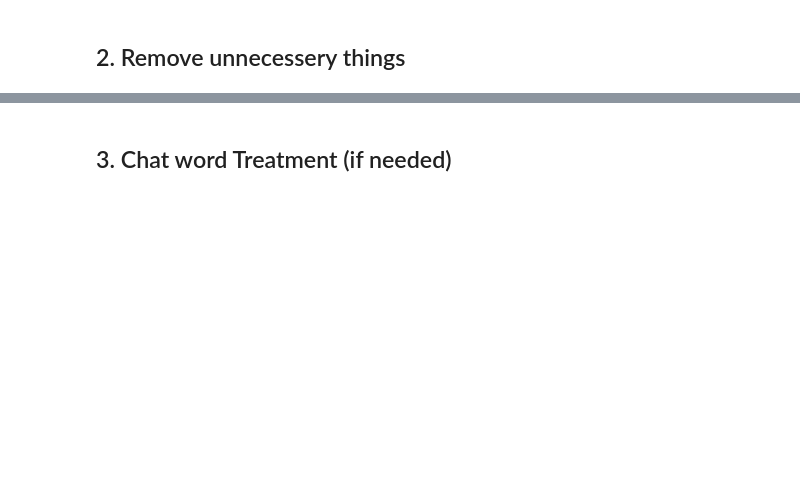
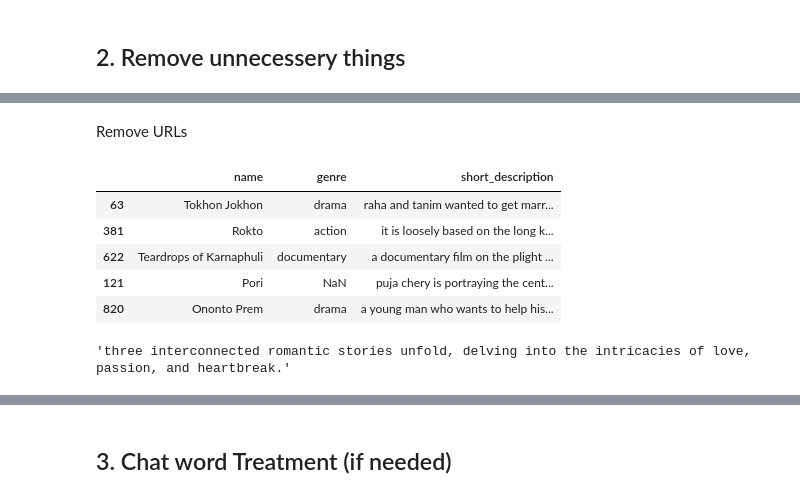
Before and after one commit to shartazkhan/nlp_fundamentals, a Jupyter notebook: NLP_Text_Preprocessing_2_on_custom_dataset.ipynb, the cells around one changed output, grey strips where cells are left out. Saved outputs shown, nothing was run; the diff lists cells and outputs as text; code cells hidden in the pictures; blank space fills up the shorter version.

```diff
--- a/NLP_Text_Preprocessing_2_on_custom_dataset.ipynb
+++ b/NLP_Text_Preprocessing_2_on_custom_dataset.ipynb
@@ -116,0 +126,8 @@ df['short_description'][49]
+# %%
+import re
+
+def remove_html_tags(text):
+    clean = re.compile('<.*?>')
+    return clean.sub(r'', str(text)) # Convert to string before applying regex
+
+df.loc[:,'short_description'] = df['short_description'].astype(str).apply(remove_html_tags)
@@ -116,0 +138,21 @@ df['short_description'][49]
+# %% [markdown]
+Remove URLs
+# %%
+def remove_url(text):
+    clean = re.compile('https?://\S+|www\.\S+')
+    return clean.sub(r'', text)
+
+df.loc[:,'short_description'] = df['short_description'].apply(remove_url)
+
+display(df.sample(5))
+# %% [output]
+|  | name | genre | short_description |
+| 63 | Tokhon Jokhon | drama | raha and tanim wanted to get marr... |
+| 381 | Rokto | action | it is loosely based on the long k... |
+| 622 | Teardrops of Karnaphuli | documentary | a documentary film on the plight ... |
+| 121 | Pori | NaN | puja chery is portraying the cent... |
+| 820 | Ononto Prem | drama | a young man who wants to help his... |
+# %%
+df['short_description'][43]
+# %% [output]
+'three interconnected romantic stories unfold, delving into the intricacies of love, passion, and heartbreak.'
```
Also changed, not shown: parts of 27 cells of this notebook.
